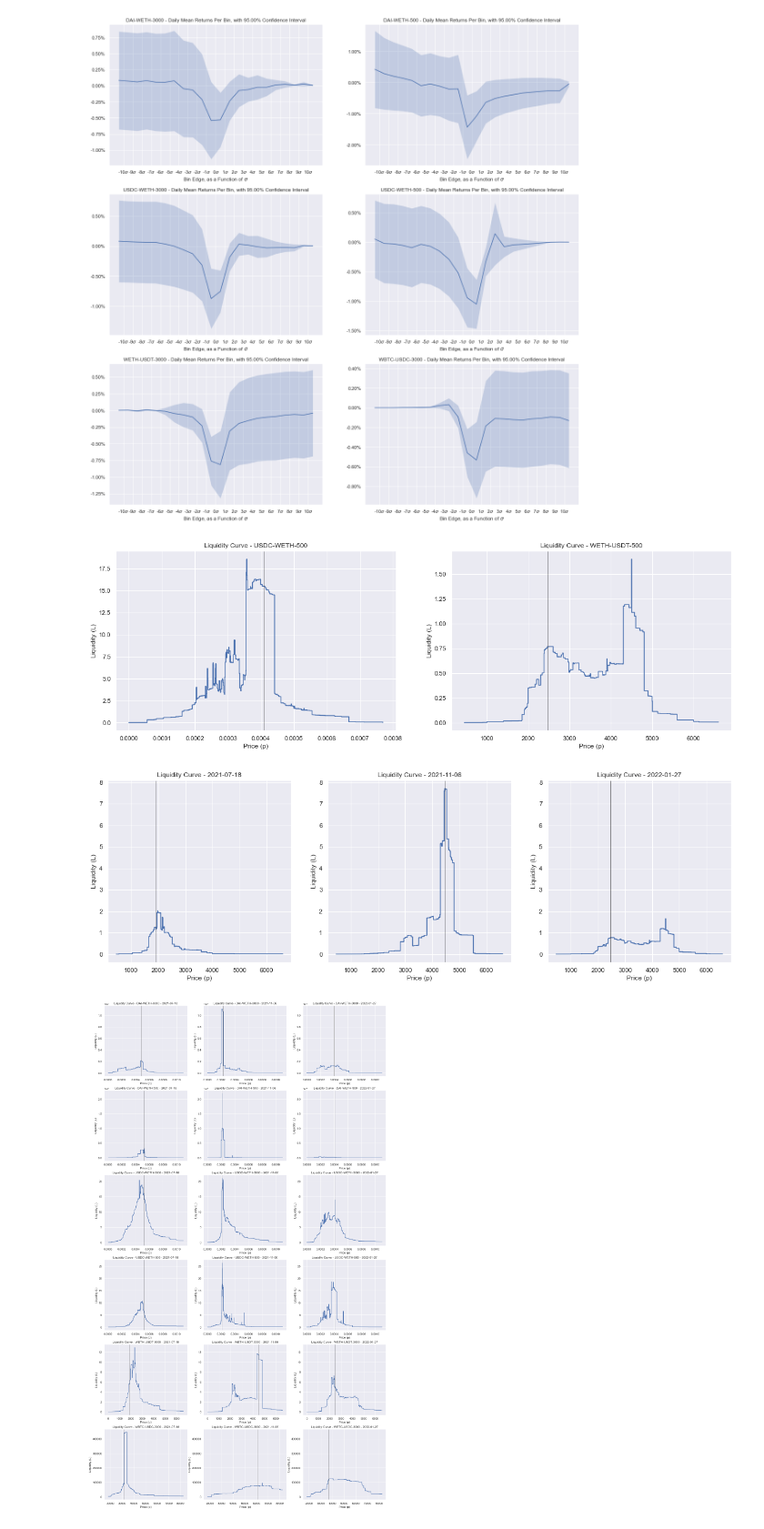
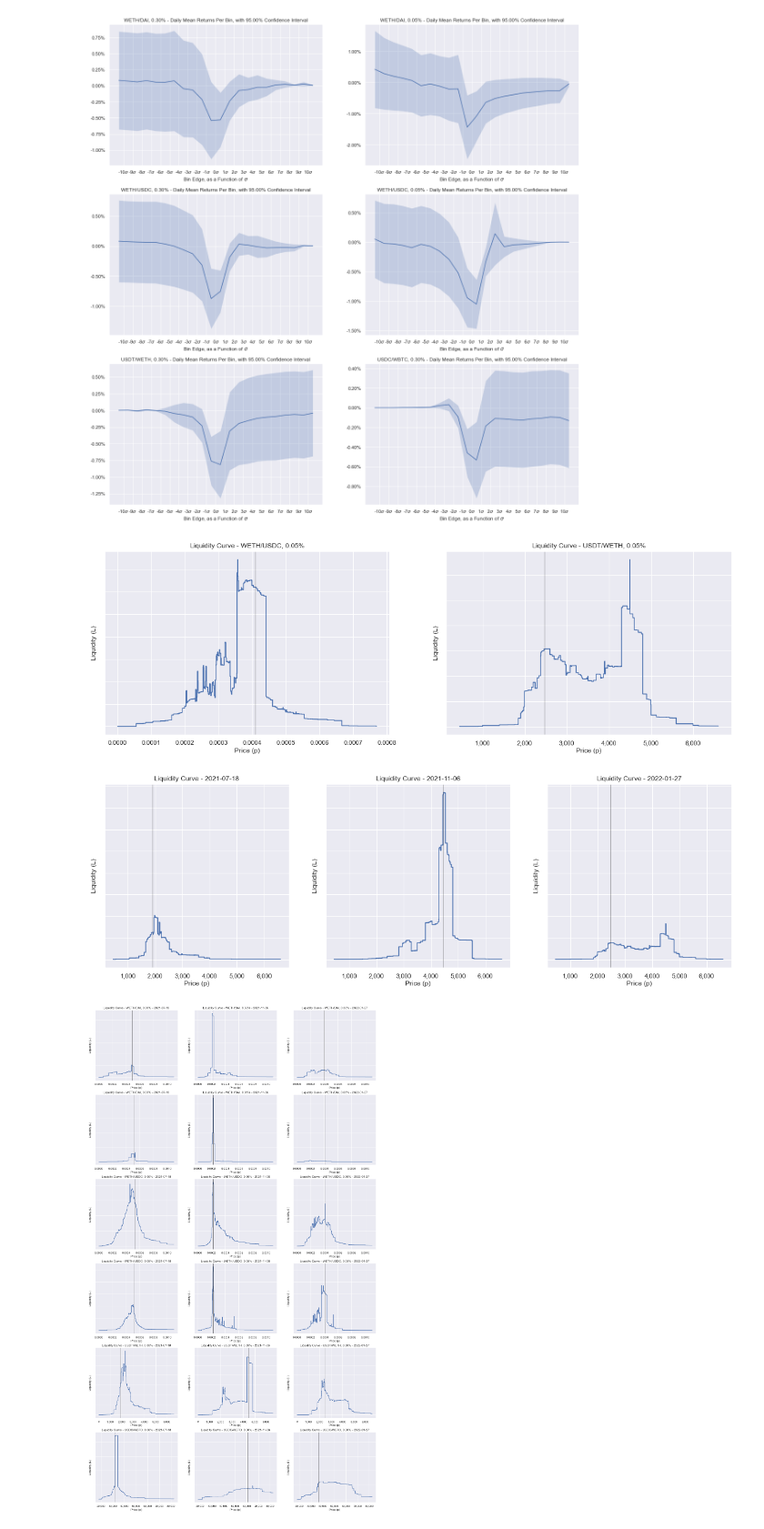
Before and after one commit to pradeeptadas/uniswap-v3-project, a Jupyter notebook: Report Images.ipynb, the cells around one changed output. Shown at 91% size. Drawn from its saved outputs; the diff is of its cells as text; code cells hidden in the pictures.

```diff
--- a/Report Images.ipynb
+++ b/Report Images.ipynb
@@ -99,7 +108,7 @@ for pool in pools:
         continue
     plot_pool_returns(pool_returns[pool], ax=ax.flatten()[i], alpha=alpha)
     ax.flatten()[i].set_title(
-        f'{pool} - Daily Mean Returns Per Bin, '
+        f'{pool_to_name(pool)} - Daily Mean Returns Per Bin, '
         f'with {1 - alpha:,.2%} Confidence Interval'
     )
     i += 1
@@ -124,6 +133,11 @@ def plot_liquidity_curves_on_days(pool_snapshots, pool_id, days, interval, ax=No
         pool.plot_liquidity_curve(ax=ax[i], interval=interval)
         ax[i].axvline(pool.price, color='k', linewidth=0.5)
         ax[i].set_title(f'Liquidity Curve - {day}')
+        ax[i].yaxis.set_ticklabels([])
+        if pool.price > 1:
+            ax[i].xaxis.set_major_formatter(StrMethodFormatter('{x:,.0f}'))
+        else:
+            ax[i].xaxis.set_major_formatter(StrMethodFormatter('{x:,.4f}'))
 
     y_min = min([ax[i].get_ylim()[0] for i in range(len(days))])
     y_max = max([ax[i].get_ylim()[1] for i in range(len(days))])
@@ -139,16 +153,16 @@ fig, ax = plt.subplots(1, 2, figsize=(20, 6))
 
 _ = plot_liquidity_curves_on_days(pool_snapshots, pool_ids[0], days,
                                   interval=(0, 0.0007), ax=ax[0])
-ax[0].set_title(f'Liquidity Curve - {pool_ids[0]}')
+ax[0].set_title(f'Liquidity Curve - {pool_to_name(pool_ids[0])}')
 
 _ = plot_liquidity_curves_on_days(pool_snapshots, pool_ids[1], days,
                                   interval=(500, 6000), ax=ax[1])
-ax[1].set_title(f'Liquidity Curve - {pool_ids[1]}')
+ax[1].set_title(f'Liquidity Curve - {pool_to_name(pool_ids[1])}')
 
 fig.savefig('./images/example_liquidity_curves.png')
 plt.show()
 # %% [output]
-[figure, old version]
+[figure, new version]
 # %%
 days = ['2021-07-18', '2021-11-06', '2022-01-27']
 pool_id = 'WETH-USDT-500'
@@ -161,31 +175,31 @@ _ = plot_liquidity_curves_on_days(pool_snapshots, pool_id, days,
 fig.savefig('./images/example_liquidity_curves_weth-usdt.png')
 plt.show()
 # %% [output]
-[figure, old version]
+[figure, new version]
 # %%
 pool_intervals = {
     'DAI-WETH-3000': (0, 0.001),
     'DAI-WETH-500': (0, 0.001),
     'USDC-WETH-3000': (0, 0.001),
     'USDC-WETH-500': (0, 0.001),
     'WETH-USDT-3000': (0, 6000),
     # 'WETH-USDT-500': (0, 6000),
     'WBTC-USDC-3000': (20000, 75000),
 }
 fig, ax = plt.subplots(len(pool_intervals), 3,
                        figsize=(20, 6 * len(pool_intervals)))
 
 days = ['2021-07-18', '2021-11-06', '2022-01-27']
 for i, (pool_id, interval) in enumerate(pool_intervals.items()):
     _ = plot_liquidity_curves_on_days(pool_snapshots, pool_id, days,
                                       interval=interval, ax=ax[i])
     for j, day in enumerate(days):
-        ax[i][j].set_title(f'Liquidity Curve - {pool_id} - {day}')
+        ax[i][j].set_title(f'Liquidity Curve - {pool_to_name(pool_id)} - {day}')
 
 fig.savefig('./images/example_liquidity_curves_all.png')
 plt.show()
 # %% [output]
-[figure, old version]
+[figure, new version]
 # %%
 example_day = '2021-12-01'
 pool = 'WETH-USDT-500'
```
Also changed, not shown: parts of 8 cells of this notebook, 7 other files.
